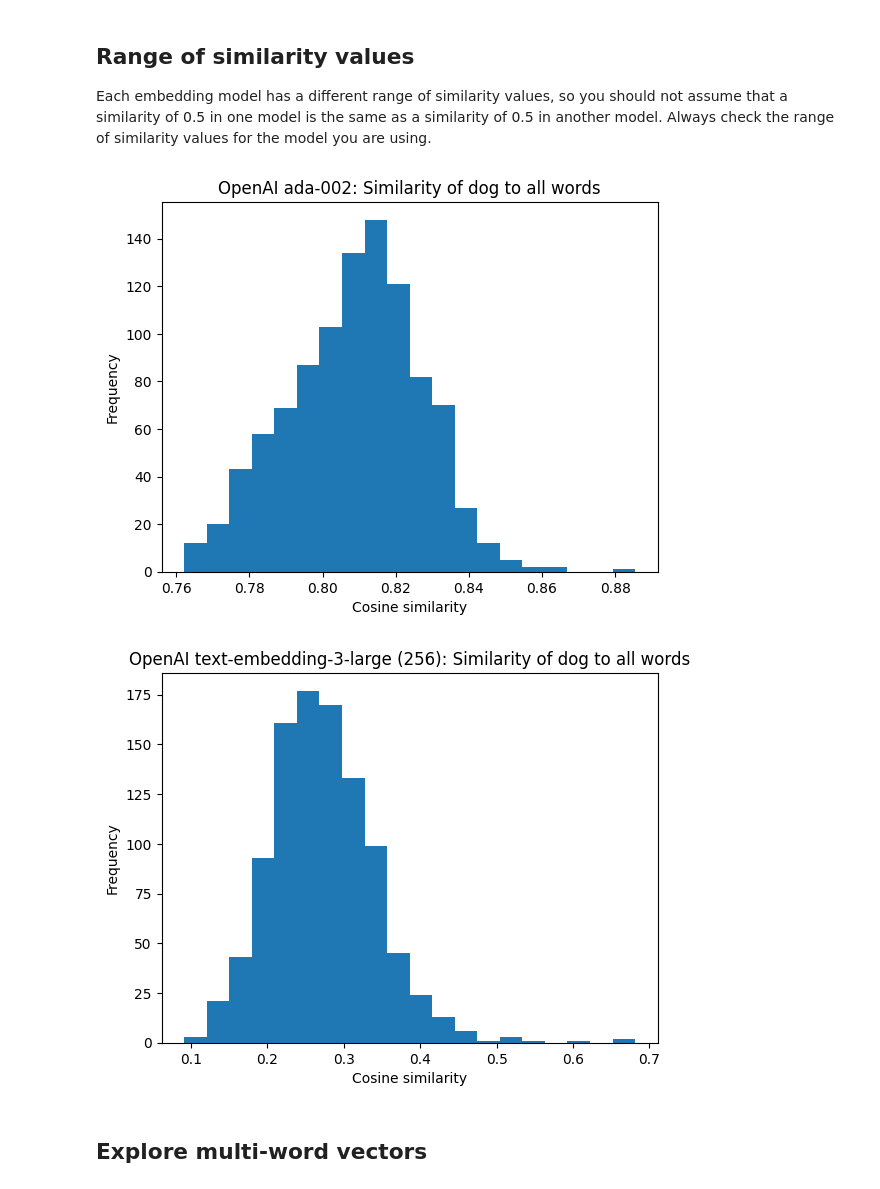
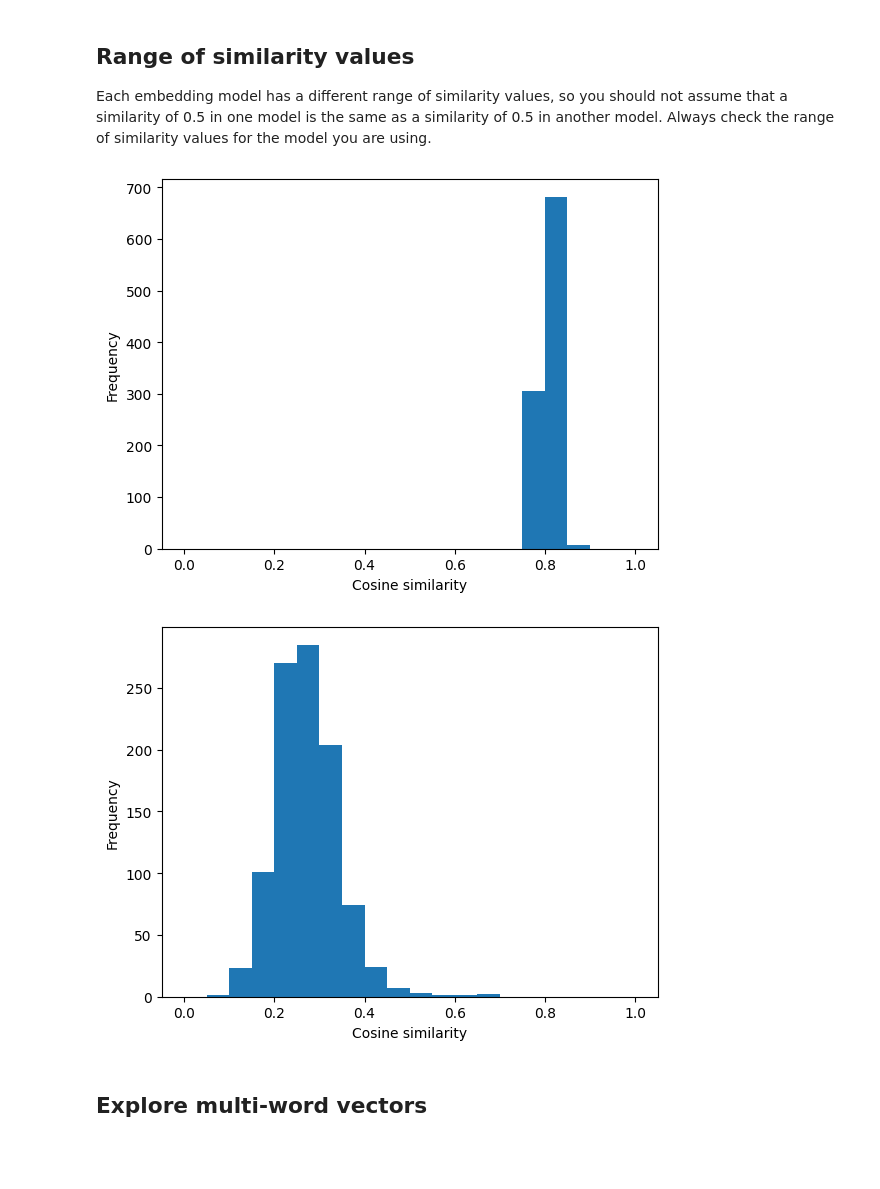
Before and after one commit to madebygps/vector-embeddings-demos, a Jupyter notebook: similarity.ipynb, the cells around one changed output. Cells and saved outputs as stored; diff of their text form; code cells hidden in the pictures; blank space fills up the shorter version.

```diff
--- a/similarity.ipynb
+++ b/similarity.ipynb
@@ -132,22 +132,21 @@ render_vectors_3d(word_pca_vectors_emb3, 'OpenAI Text-Embedding-3-Small (1536)')
 
 Each embedding model has a different range of similarity values, so you should not assume that a similarity of 0.5 in one model is the same as a similarity of 0.5 in another model. Always check the range of similarity values for the model you are using.
 # %%
-def cosine_similarity_histogram(word: str, vectors: dict, model_name: str):
+def cosine_similarity_histogram(word: str, vectors: dict):
     """Plot a histogram of the cosine similarities of the word to all other words"""
     word_vector = vectors[word]
     similarities = [cosine_similarity(word_vector, vectors[w]) for w in vectors if w != word]
-    plt.hist(similarities, bins=20)
+    plt.hist(similarities, bins=20, range=(0, 1))
     plt.xlabel('Cosine similarity')
     plt.ylabel('Frequency')
-    plt.title(f'{model_name}: Similarity of {word} to all words')
     plt.show()
 
 word = 'dog'
-cosine_similarity_histogram(word, vectors_ada2, 'OpenAI ada-002')
-cosine_similarity_histogram(word, vectors_emb3, 'OpenAI text-embedding-3-large (256)')
+cosine_similarity_histogram(word, vectors_ada2)
+cosine_similarity_histogram(word, vectors_emb3)
 # %% [output]
-[figure, old version]
+[figure, new version]
-[figure, old version]
+[figure, new version]
 # %% [markdown]
 ## Explore multi-word vectors
 # %%
```
Also changed, not shown: 2 other files.
